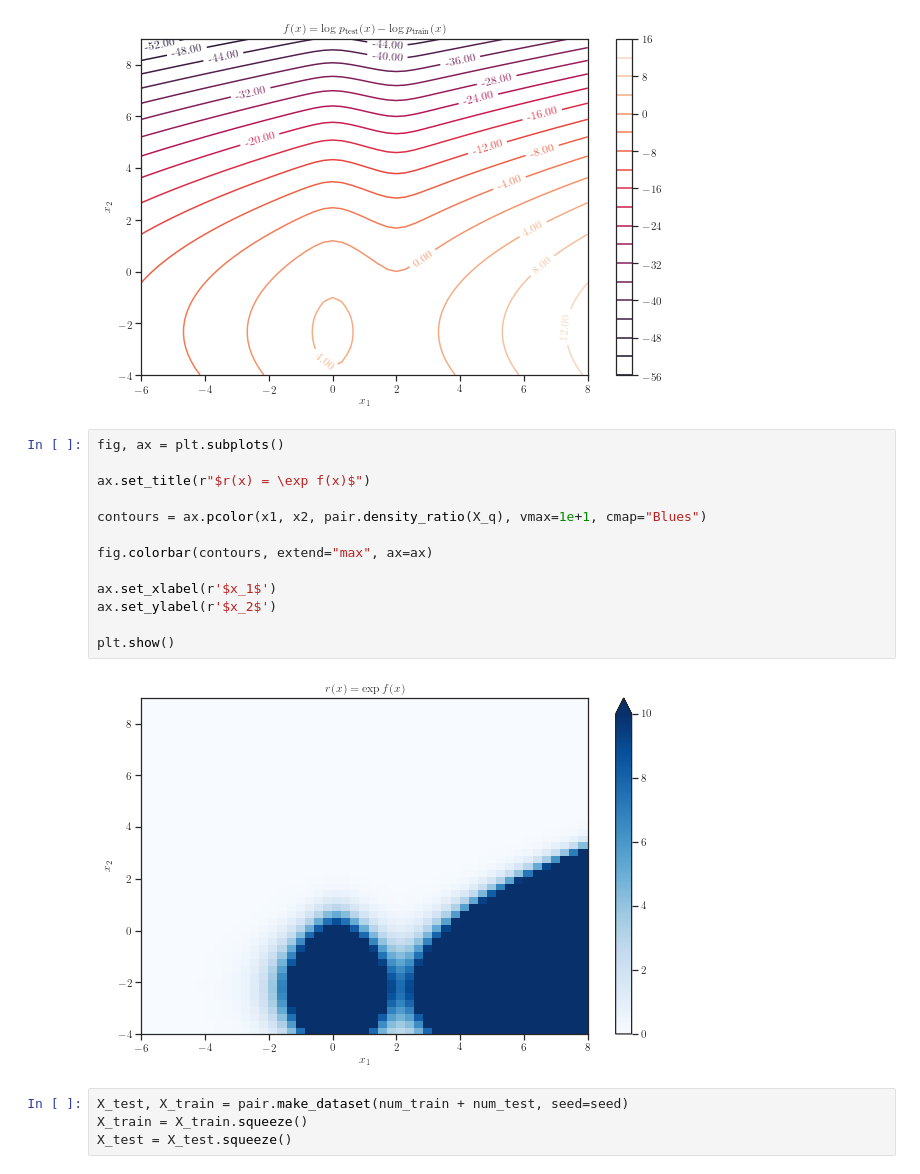
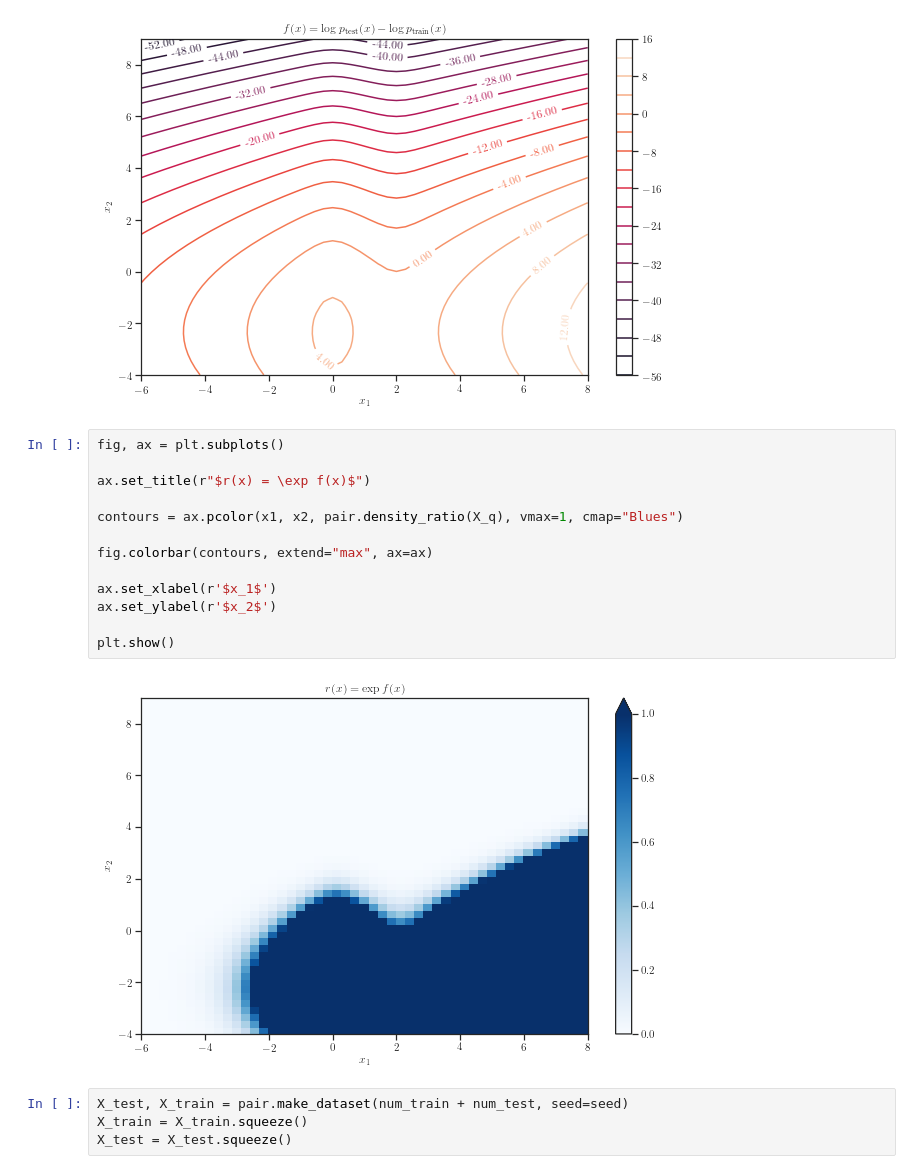
Before and after one commit to ltiao/gp-dre, a Jupyter notebook: scratch/covariate-shift-adaptation-2d-example.ipynb, the cells around one changed output. Drawn from its saved outputs; the diff is of its cells as text.

```diff
--- a/scratch/covariate-shift-adaptation-2d-example.ipynb
+++ b/scratch/covariate-shift-adaptation-2d-example.ipynb
@@ -127,18 +126,18 @@ plt.show()
 # %%
 fig, ax = plt.subplots()
 
 ax.set_title(r"$r(x) = \exp f(x)$")
 
-contours = ax.pcolor(x1, x2, pair.density_ratio(X_q), vmax=1e+1, cmap="Blues")
+contours = ax.pcolor(x1, x2, pair.density_ratio(X_q), vmax=1, cmap="Blues")
 
 fig.colorbar(contours, extend="max", ax=ax)
 
 ax.set_xlabel(r'$x_1$')
 ax.set_ylabel(r'$x_2$')
 
 plt.show()
 # %% [output]
-[figure, old version]
+[figure, new version]
 # %%
 X_test, X_train = pair.make_dataset(num_train + num_test, seed=seed)
 X_train = X_train.squeeze()
```
Also changed, not shown: parts of 75 cells of this notebook, 11 other files.
